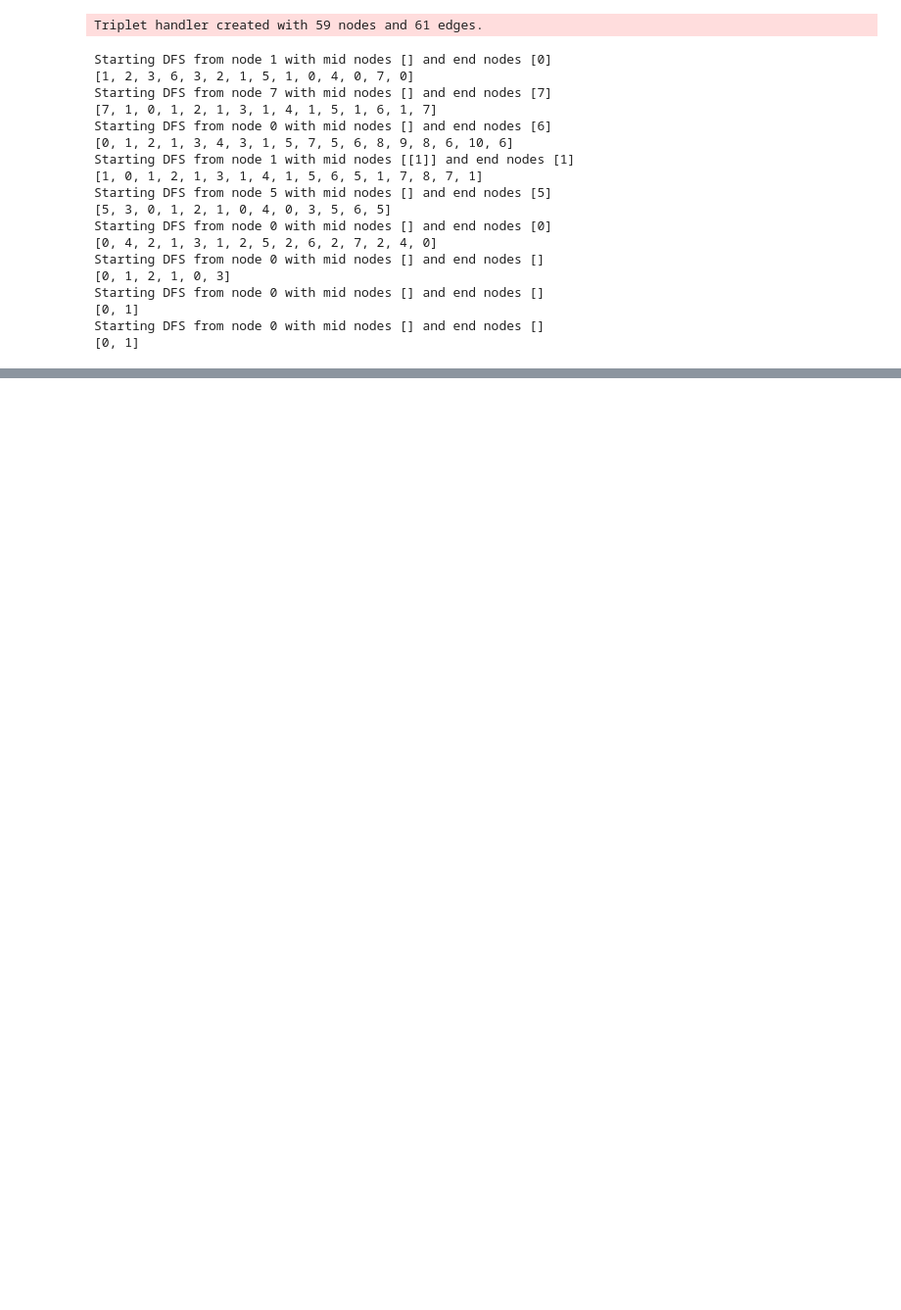
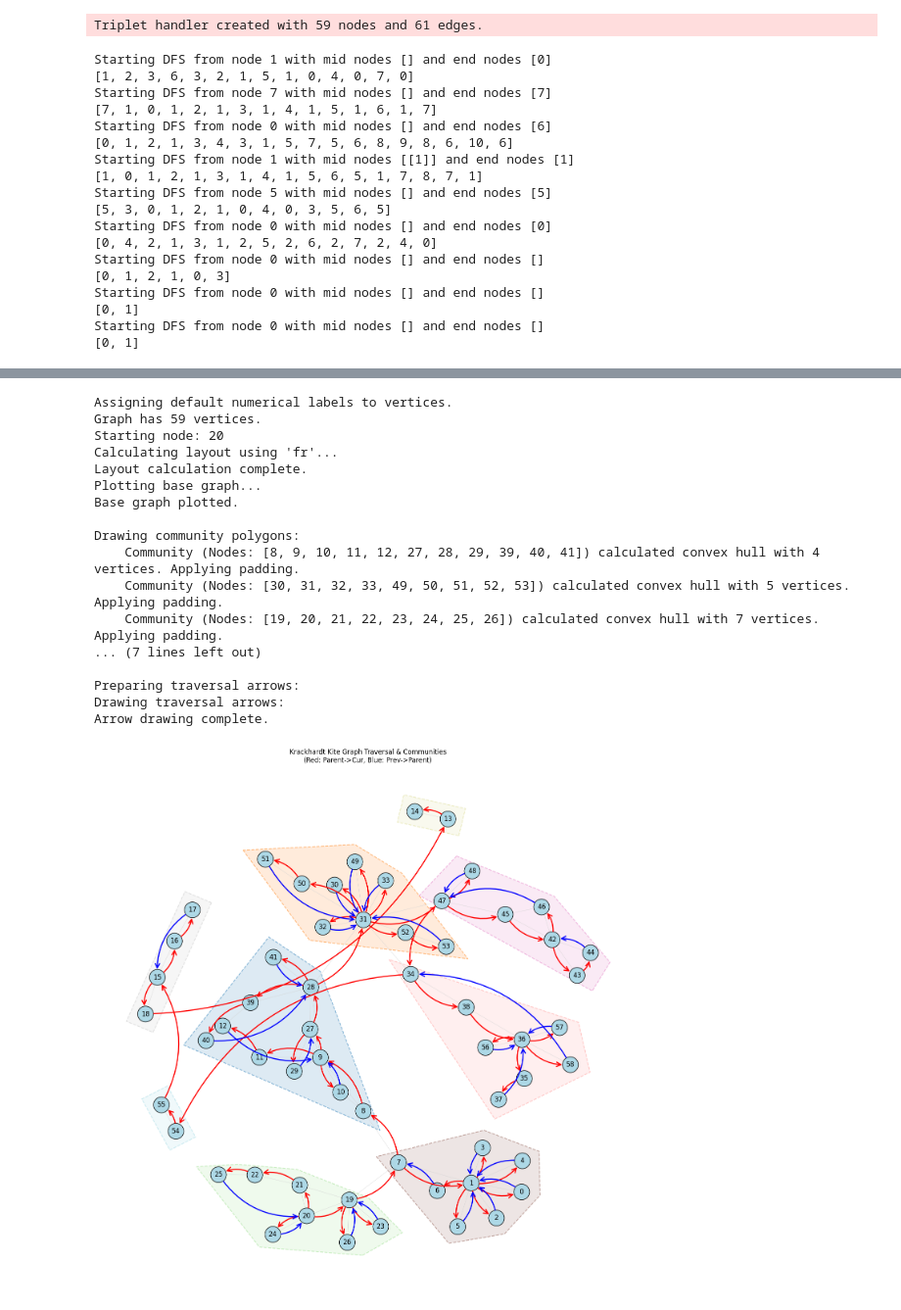
Before and after one commit to leonjovanovic/docudialogue, a Jupyter notebook: inference.ipynb, the cells around one changed output, grey strips where cells are left out. Shown: that part at 98% size. Saved outputs shown, nothing was run; the diff lists cells and outputs as text; code cells hidden in the pictures; blank space fills up the shorter version.

```diff
--- a/inference.ipynb
+++ b/inference.ipynb
@@ -293,0 +39,24 @@ Starting node: 20
+# %%
+from visualization.visualize import visualize
+
+
+visualize(pipeline.triplet_handler)
+# %% [output]
+Assigning default numerical labels to vertices.
+Graph has 59 vertices.
+Starting node: 20
+Calculating layout using 'fr'...
+Layout calculation complete.
+Plotting base graph...
+Base graph plotted.
+
+Drawing community polygons:
+    Community (Nodes: [8, 9, 10, 11, 12, 27, 28, 29, 39, 40, 41]) calculated convex hull with 4 vertices. Applying padding.
+    Community (Nodes: [30, 31, 32, 33, 49, 50, 51, 52, 53]) calculated convex hull with 5 vertices. Applying padding.
+    Community (Nodes: [19, 20, 21, 22, 23, 24, 25, 26]) calculated convex hull with 7 vertices. Applying padding.
+... (7 lines left out)
+
+Preparing traversal arrows:
+Drawing traversal arrows:
+Arrow drawing complete.
+[figure, added]
```
Also changed, not shown: parts of 5 cells of this notebook, 5 other files.
